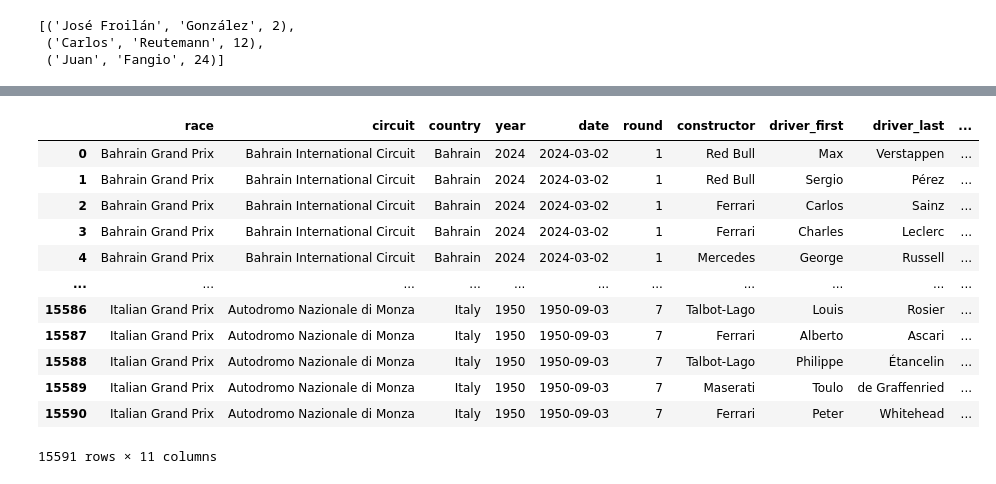
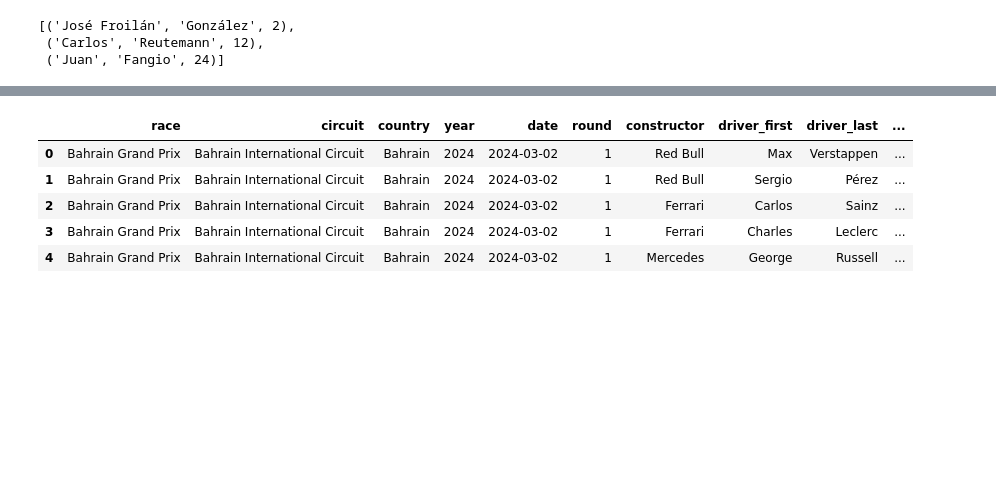
Before and after one commit to KevinPCarney/Project-3-Group-03, a Jupyter notebook: EDA/EDA.ipynb, the cells around one changed output, grey strips where cells are left out. Saved outputs shown, nothing was run; the diff lists cells and outputs as text; code cells hidden in the pictures; blank space fills up the shorter version.

```diff
--- a/EDA/EDA.ipynb
+++ b/EDA/EDA.ipynb
@@ -190,30 +165,23 @@ df5
 # %%
 race_query = session.query(Races.name, Circuits.name, Circuits.country, Races.year, Races.date, Races.round, Constructors.name, Drivers.forename, Drivers.surname, Results.position, Results.rank).\
     filter(Constructors.constructorId == Results.constructorId).\
     filter(Drivers.driverId == Results.driverId).\
     filter(Circuits.circuitId == Races.circuitId).\
     filter(Races.raceId == Results.raceId).\
     order_by(Races.year.desc()).\
     order_by(Races.date.asc()).\
     order_by(Results.points.desc()).all()
 
 #save query to dataframe
 df6 = pd.DataFrame(race_query, columns=["race", "circuit", "country", "year", "date", "round", "constructor", "driver_first", "driver_last", "position", "rank"])
-df6
+df6.head()
 # %% [output]
 |  | race | circuit | country | year | date | round | constructor | driver_first | driver_last | ... |
 | 0 | Bahrain Grand Prix | Bahrain International Circuit | Bahrain | 2024 | 2024-03-02 | 1 | Red Bull | Max | Verstappen | ... |
 | 1 | Bahrain Grand Prix | Bahrain International Circuit | Bahrain | 2024 | 2024-03-02 | 1 | Red Bull | Sergio | Pérez | ... |
 | 2 | Bahrain Grand Prix | Bahrain International Circuit | Bahrain | 2024 | 2024-03-02 | 1 | Ferrari | Carlos | Sainz | ... |
 | 3 | Bahrain Grand Prix | Bahrain International Circuit | Bahrain | 2024 | 2024-03-02 | 1 | Ferrari | Charles | Leclerc | ... |
 | 4 | Bahrain Grand Prix | Bahrain International Circuit | Bahrain | 2024 | 2024-03-02 | 1 | Mercedes | George | Russell | ... |
-| ... | ... | ... | ... | ... | ... | ... | ... | ... | ... | ... |
-| 15586 | Italian Grand Prix | Autodromo Nazionale di Monza | Italy | 1950 | 1950-09-03 | 7 | Talbot-Lago | Louis | Rosier | ... |
-| 15587 | Italian Grand Prix | Autodromo Nazionale di Monza | Italy | 1950 | 1950-09-03 | 7 | Ferrari | Alberto | Ascari | ... |
-| 15588 | Italian Grand Prix | Autodromo Nazionale di Monza | Italy | 1950 | 1950-09-03 | 7 | Talbot-Lago | Philippe | Étancelin | ... |
-| 15589 | Italian Grand Prix | Autodromo Nazionale di Monza | Italy | 1950 | 1950-09-03 | 7 | Maserati | Toulo | de Graffenried | ... |
-| 15590 | Italian Grand Prix | Autodromo Nazionale di Monza | Italy | 1950 | 1950-09-03 | 7 | Ferrari | Peter | Whitehead | ... |
-15591 rows × 11 columns
 # %%
 constructor_query = session.query(Constructors.name, Drivers.forename, Drivers.surname).\
     filter(Constructors.constructorId == Results.constructorId).\
```
Also changed, not shown: parts of 5 cells of this notebook, 3 other files.
